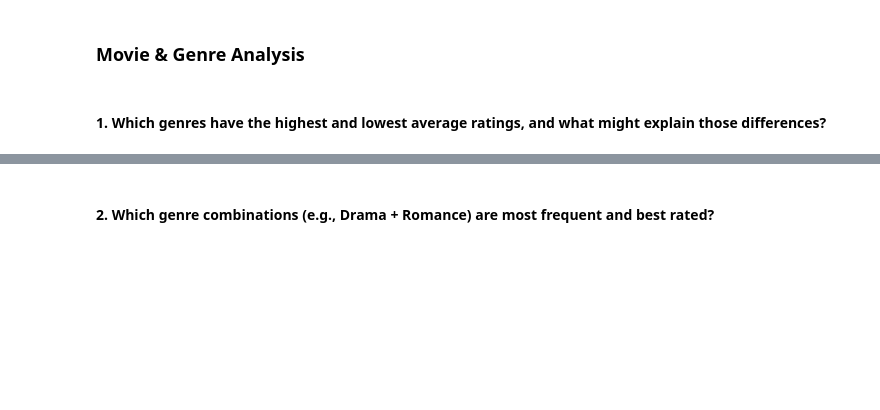
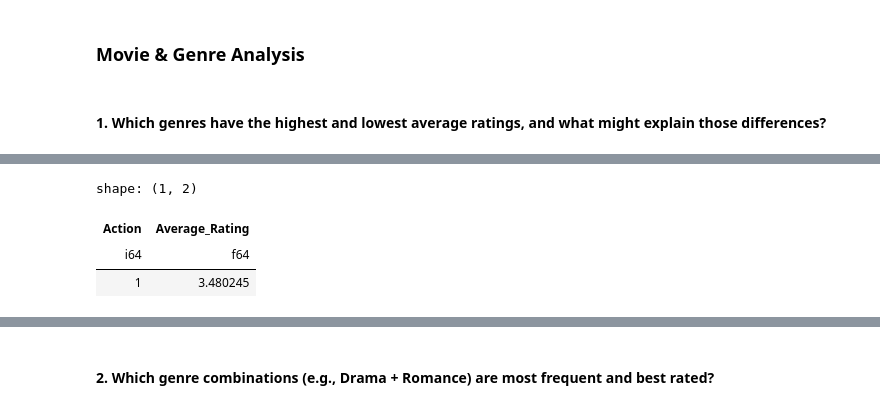
Before and after one commit to GoncaloBento/movielens-aws-duckdb, a Jupyter notebook: notebooks/data_base_handler.ipynb, the cells around one changed output, grey strips where cells are left out. Cells and saved outputs as stored; diff of their text form; code cells hidden in the pictures; blank space fills up the shorter version.

```diff
--- a/notebooks/data_base_handler.ipynb
+++ b/notebooks/data_base_handler.ipynb
@@ -155,0 +193,14 @@ print(df)
+# %%
+df_ratings_movies_agg_action = duckdb.query(
+    """ SELECT dfrm.Action, AVG(dfrm.rating) AS Average_Rating
+    FROM df_ratings_movies AS dfrm
+    WHERE dfrm.Action = 1
+    GROUP BY dfrm.Action
+"""
+).pl()
+df_ratings_movies_agg_action
+# %% [output]
+shape: (1, 2)
+| Action | Average_Rating |
+| i64 | f64 |
+| 1 | 3.480245 |
```
Also changed, not shown: parts of 25 cells of this notebook, 2 other files.
